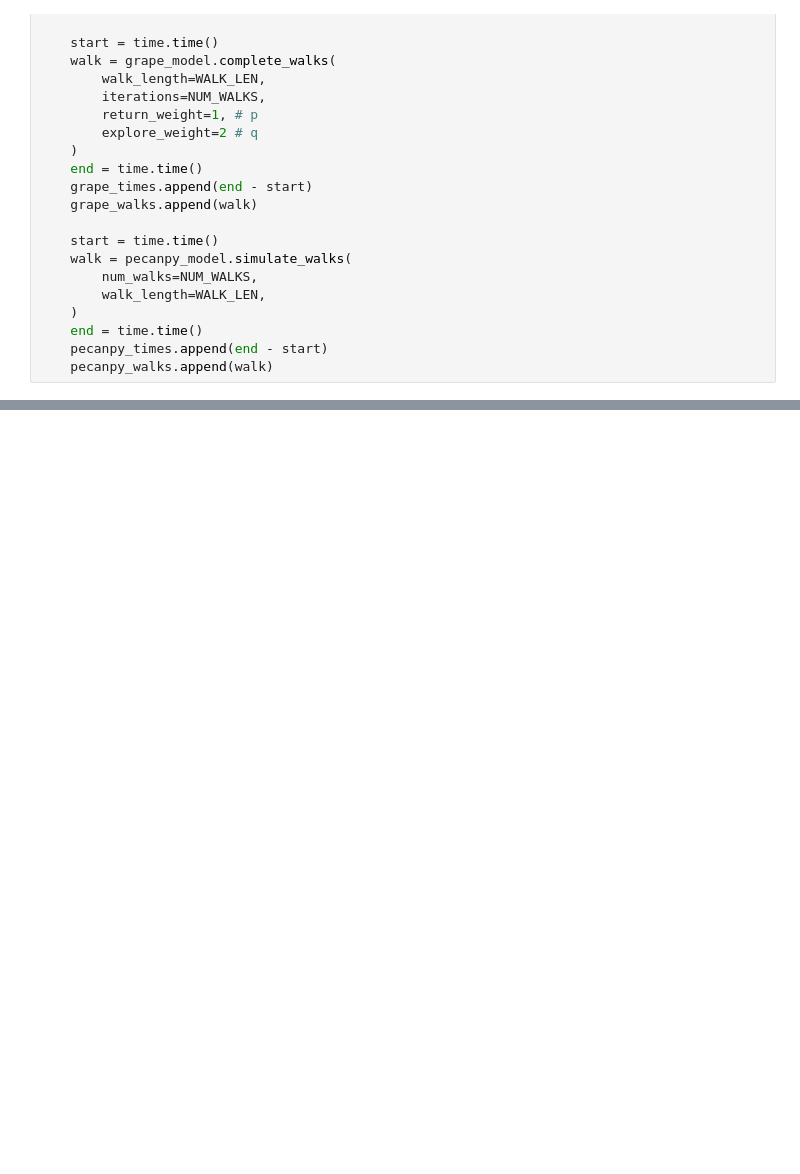
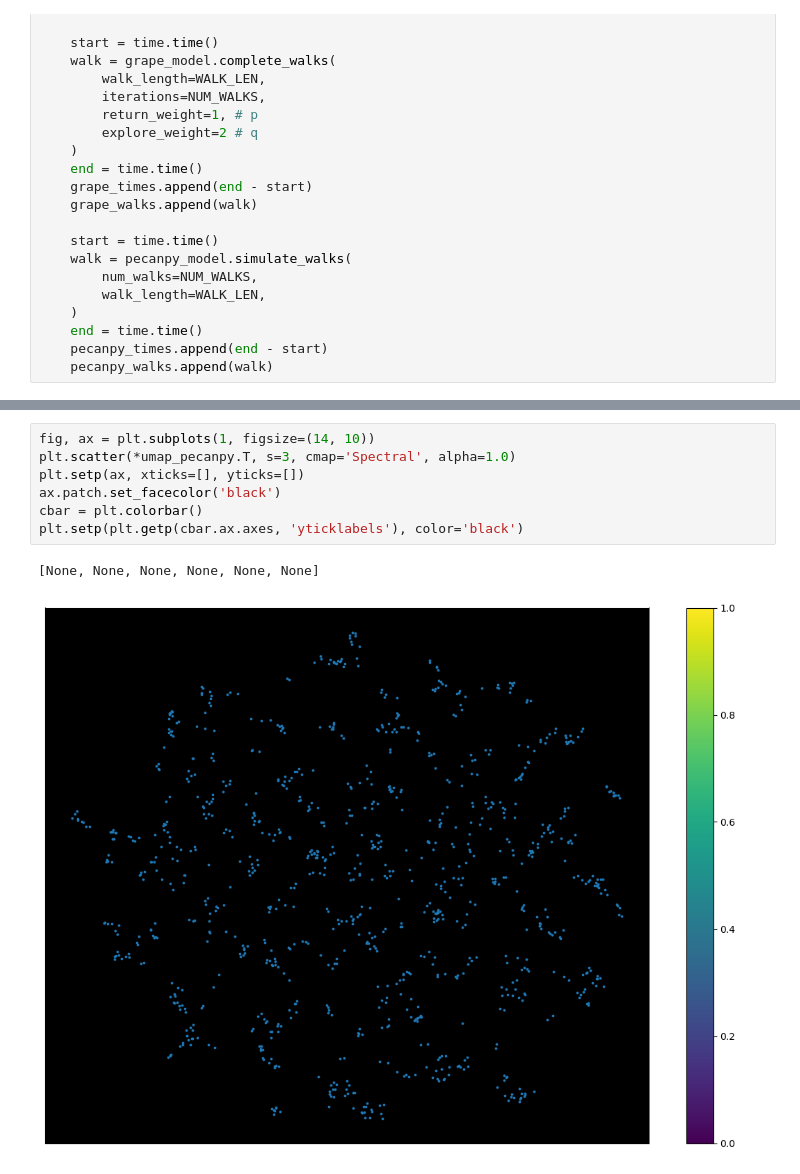
Before and after one commit to andersontruong/gnn-transport, a Jupyter notebook: embeddings/benchmark.ipynb, the cells around one changed output, grey strips where cells are left out. Drawn from its saved outputs; the diff is of its cells as text; blank space fills up the shorter version.

```diff
--- a/embeddings/benchmark.ipynb
+++ b/embeddings/benchmark.ipynb
@@ -115,0 +161,10 @@ plt.savefig('./figures/gen_times.png', dpi=300)
+# %%
+fig, ax = plt.subplots(1, figsize=(14, 10))
+plt.scatter(*umap_pecanpy.T, s=3, cmap='Spectral', alpha=1.0)
+plt.setp(ax, xticks=[], yticks=[])
+ax.patch.set_facecolor('black')
+cbar = plt.colorbar()
+plt.setp(plt.getp(cbar.ax.axes, 'yticklabels'), color='black')
+# %% [output]
+[None, None, None, None, None, None]
+[figure, added]
```
Also changed, not shown: parts of 6 cells of this notebook, 1 other file.
